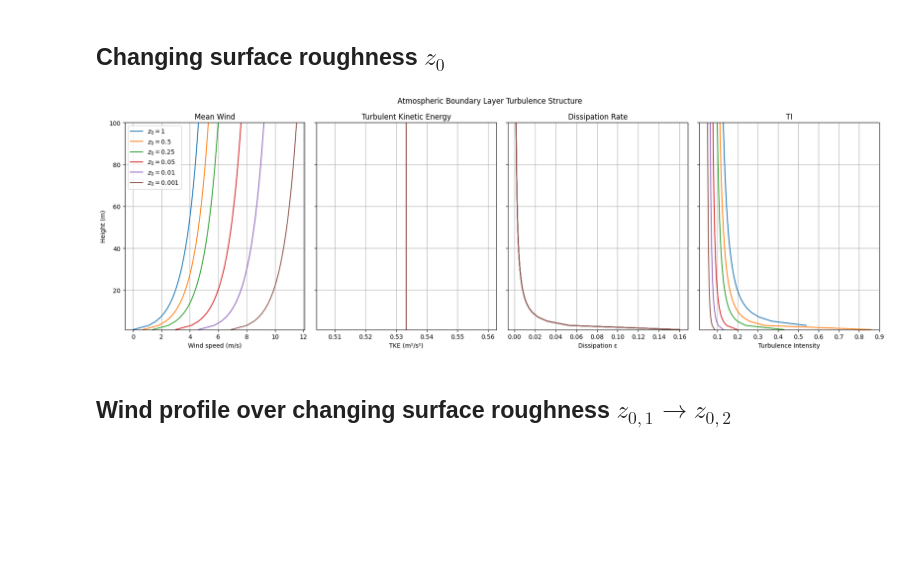
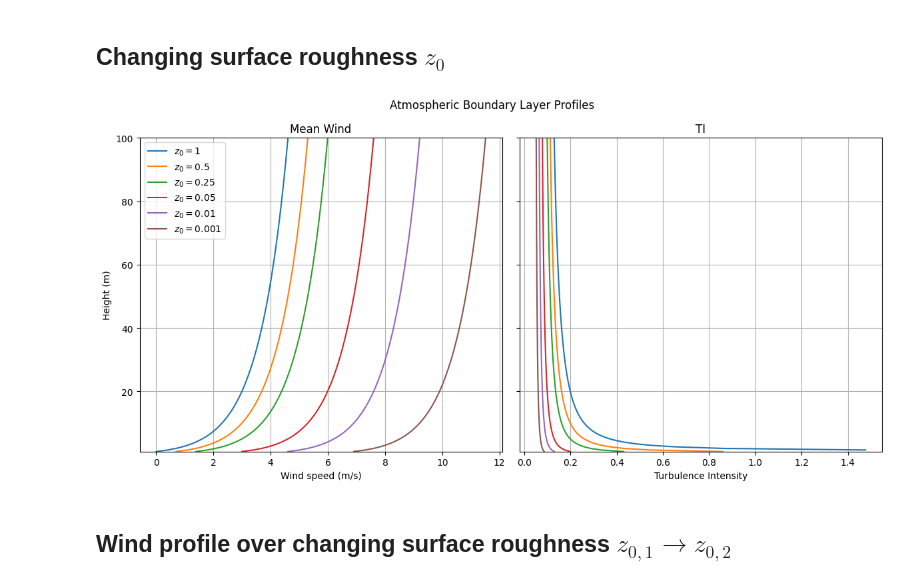
Before and after one commit to JacobManniche/Bachelor_legeplads, a Jupyter notebook: wind profile 2D.ipynb, the cells around one changed output. Drawn from its saved outputs; the diff is of its cells as text; code cells hidden in the pictures; blank space fills up the shorter version.

```diff
--- a/wind profile 2D.ipynb
+++ b/wind profile 2D.ipynb
@@ -8,62 +8,46 @@ import matplotlib.pyplot as plt
 # constants
 kappa = 0.4
 Cmu = 0.09
 u_star = 0.4
 
 # surface roughness
 z0 = [1,0.5,0.25,0.05,0.01,0.001]
 
+def U(z, u_star, z0):
+    return (u_star/kappa) * np.log(z/z0)
 
-def U(z,u_star,z0):
-    return (u_star/kappa)*np.log(z/z0)
+def TI(z, u_star, z0):
+    k = (u_star**2)/np.sqrt(Cmu)
+    return np.sqrt((2/3)*k) / U(z, u_star, z0)
 
-def k_tke(u_star):
-    return (u_star**2)/np.sqrt(Cmu)
+z = np.linspace(1,100,200)
 
-def epsilon(z,u_star):
-    return (u_star**3)/(kappa*z)
-
-def TI(z,u_star,z0):
-    k = k_tke(u_star)
-    return np.sqrt((2/3)*k)/U(z,u_star,z0)
-
-z = np.linspace(1,100)
-
-fig,ax = plt.subplots(1,4,figsize=(18,6),sharey=True)
+fig, ax = plt.subplots(1,2,figsize=(12,6),sharey=True)
 
 for rough in z0:
-
-    ax[0].plot(U(z,u_star,rough),z,label=f'$z_0={rough}$')
-    ax[1].plot(np.ones_like(z)*k_tke(u_star),z)
-    ax[2].plot(epsilon(z,u_star),z)
-    ax[3].plot(TI(z,u_star,rough),z)
+    ax[0].plot(U(z,u_star,rough), z, label=f'$z_0={rough}$')
+    ax[1].plot(TI(z,u_star,rough), z)
 
 ax[0].set_xlabel("Wind speed (m/s)")
 ax[0].set_title("Mean Wind")
 
-ax[1].set_xlabel("TKE (m²/s²)")
-ax[1].set_title("Turbulent Kinetic Energy")
-
-ax[2].set_xlabel("Dissipation ε")
-ax[2].set_title("Dissipation Rate")
-
-ax[3].set_xlabel("Turbulence Intensity")
-ax[3].set_title("TI")
+ax[1].set_xlabel("Turbulence Intensity")
+ax[1].set_title("TI")
 
 ax[0].set_ylabel("Height (m)")
 
 for a in ax:
     a.grid(True)
     a.set_ylim(1,100)
 
 ax[0].legend()
 
-plt.suptitle("Atmospheric Boundary Layer Turbulence Structure")
+plt.suptitle("Atmospheric Boundary Layer Profiles")
 
 plt.tight_layout()
 plt.show()
 # %% [output]
-[figure, old version]
+[figure, new version]
 # %% [markdown]
 ## Wind profile over changing surface roughness $z_{0,1} \rightarrow z_{0,2}$
 # %%
```
Also changed, not shown: parts of 2 cells of this notebook.
